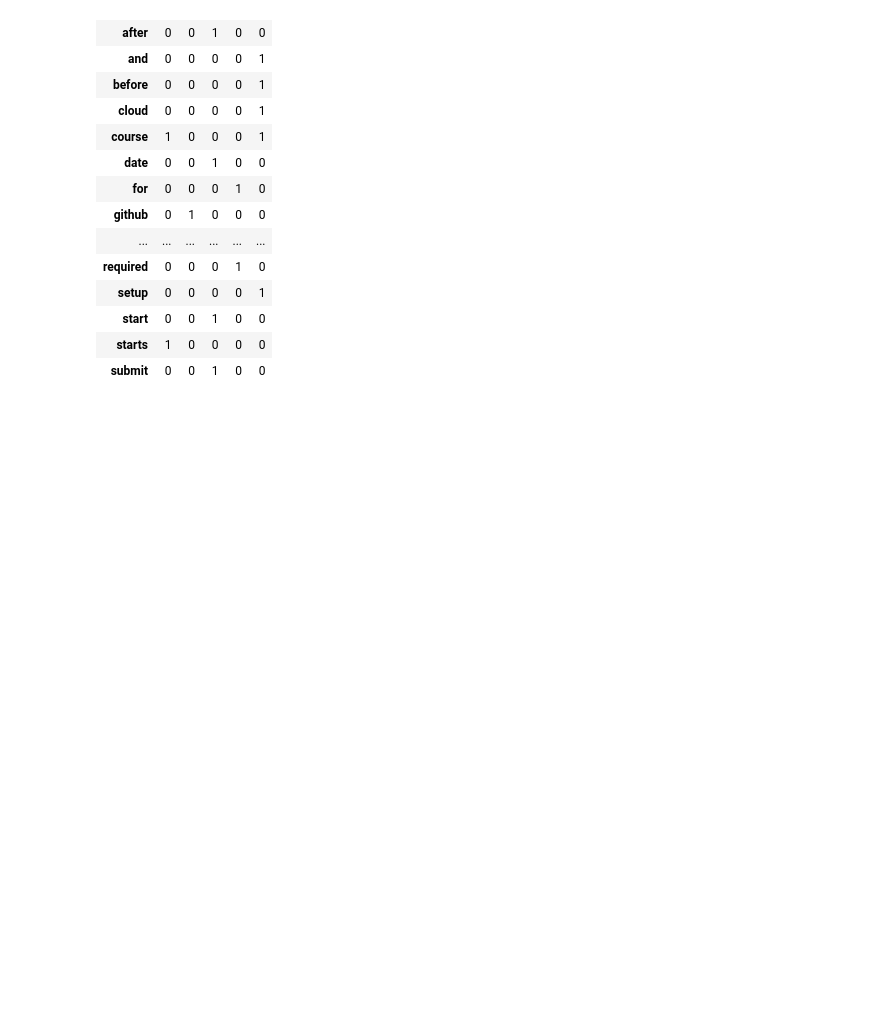
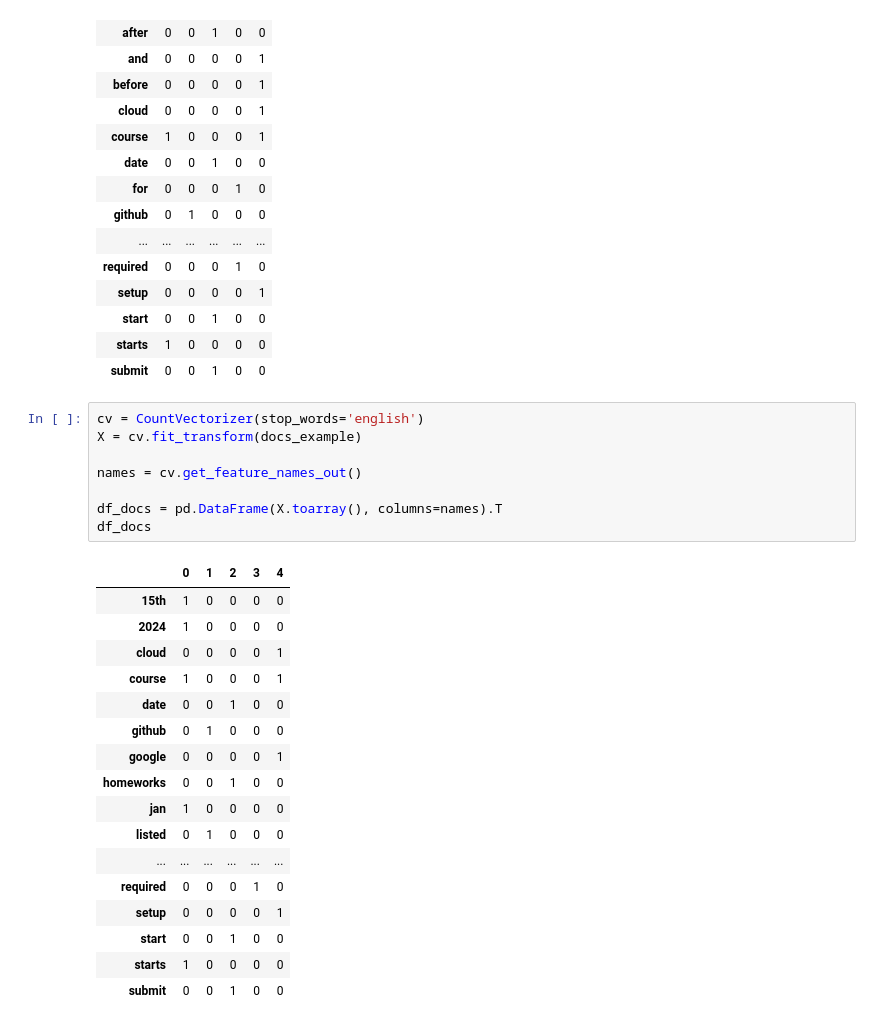
Before and after one commit to abhayra12/search-engine, a Jupyter notebook: notebook.ipynb, the cells around one changed output. Drawn from its saved outputs; the diff is of its cells as text; blank space fills up the shorter version.

```diff
--- a/notebook.ipynb
+++ b/notebook.ipynb
@@ -112,6 +116,32 @@ df_docs
 | start | 0 | 0 | 1 | 0 | 0 |
 | starts | 1 | 0 | 0 | 0 | 0 |
 | submit | 0 | 0 | 1 | 0 | 0 |
+# %%
+cv = CountVectorizer(stop_words='english')
+X = cv.fit_transform(docs_example)
+
+names = cv.get_feature_names_out()
+
+df_docs = pd.DataFrame(X.toarray(), columns=names).T
+df_docs
+# %% [output]
+|  | 0 | 1 | 2 | 3 | 4 |
+| 15th | 1 | 0 | 0 | 0 | 0 |
+| 2024 | 1 | 0 | 0 | 0 | 0 |
+| cloud | 0 | 0 | 0 | 0 | 1 |
+| course | 1 | 0 | 0 | 0 | 1 |
+| date | 0 | 0 | 1 | 0 | 0 |
+| github | 0 | 1 | 0 | 0 | 0 |
+| google | 0 | 0 | 0 | 0 | 1 |
+| homeworks | 0 | 0 | 1 | 0 | 0 |
+| jan | 1 | 0 | 0 | 0 | 0 |
+| listed | 0 | 1 | 0 | 0 | 0 |
+| ... | ... | ... | ... | ... | ... |
+| required | 0 | 0 | 0 | 1 | 0 |
+| setup | 0 | 0 | 0 | 0 | 1 |
+| start | 0 | 0 | 1 | 0 | 0 |
+| starts | 1 | 0 | 0 | 0 | 0 |
+| submit | 0 | 0 | 1 | 0 | 0 |
 # %%
 # CountVectorizer turns text into vector
 from sklearn.feature_extraction.text import CountVectorizer
```
Also changed, not shown: parts of 70 cells of this notebook.
